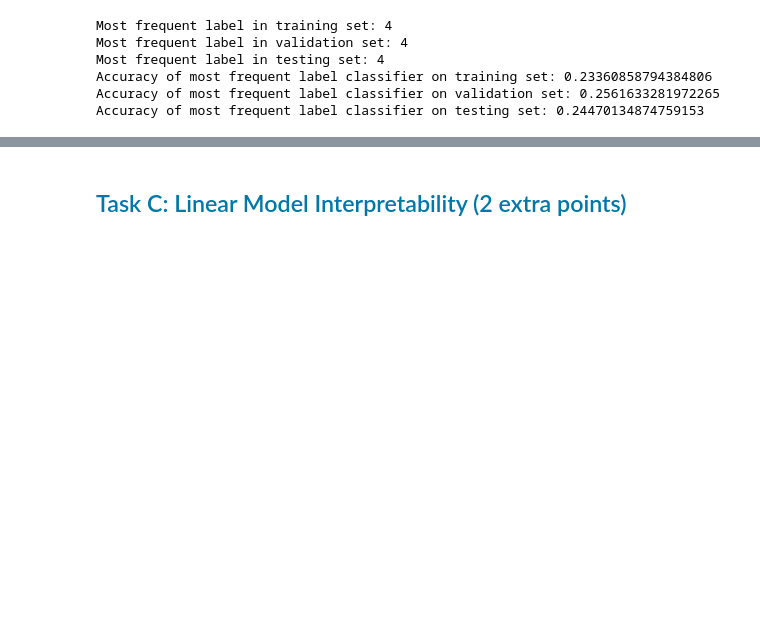
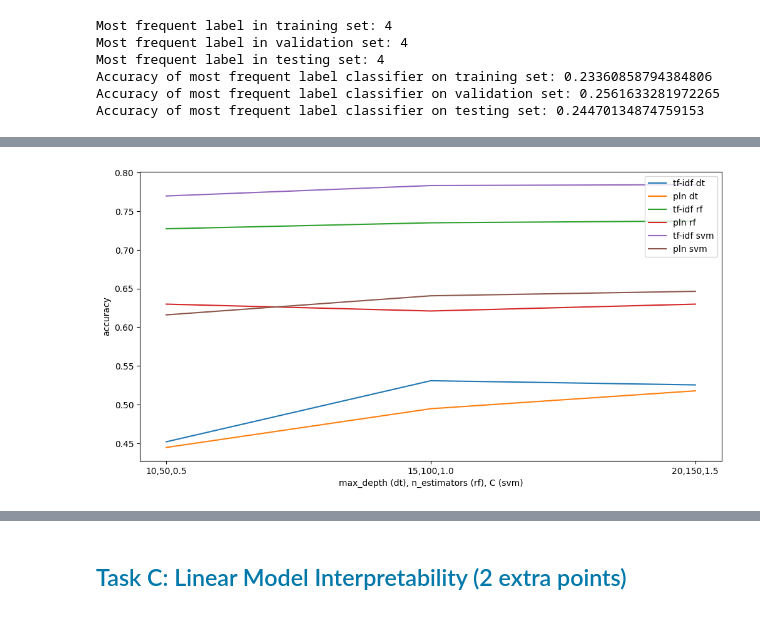
Before and after one commit to th3lias/Natural-Language-Processing, a Jupyter notebook: Assignment 1/Assignment1.ipynb, the cells around one changed output, grey strips where cells are left out. Cells and saved outputs as stored; diff of their text form; code cells hidden in the pictures; blank space fills up the shorter version.

```diff
--- a/Assignment 1/Assignment1.ipynb
+++ b/Assignment 1/Assignment1.ipynb
@@ -510,0 +550,21 @@ Best model for pivoted length normalization has n_estimators=50 and an accuracy
+# %%
+param_grid_dt = [10, 15, 20]
+param_grid_rf = [50, 100, 150]
+param_grid_svm = [0.5, 1., 1.5]
+xlabels = [str(param1)+","+str(param2)+","+str(param3) for param1, param2, param3 in zip(param_grid_dt, param_grid_rf, param_grid_svm)]
+# plot all methods in one plot, to compare them
+plt.figure(figsize=(12, 6))
+plt.plot(param_grid, acc_val_tf_idf_dt, label="tf-idf dt")
+plt.plot(param_grid, acc_val_pln_dt, label="pln dt")
+plt.plot(param_grid, acc_val_tf_idf_rf, label="tf-idf rf")
+plt.plot(param_grid, acc_val_pln_rf, label="pln rf")
+plt.plot(param_grid, acc_val_tf_idf_svm, label="tf-idf svm")
+plt.plot(param_grid, acc_val_pln_svm, label="pln svm")
+plt.xticks(param_grid, xlabels)
+plt.xlabel("max_depth (dt), n_estimators (rf), C (svm)")
+plt.ylabel("accuracy")
+plt.plot()
+plt.legend()
+plt.show()
+# %% [output]
+[figure, added]
```
Also changed, not shown: parts of 18 cells of this notebook.
